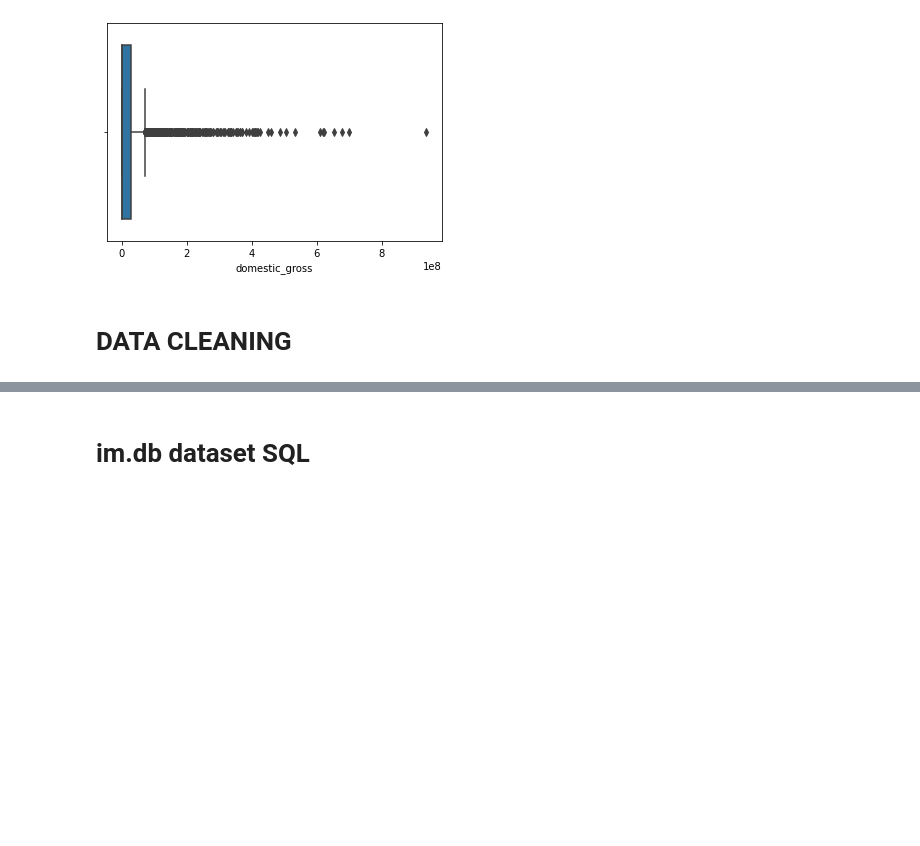
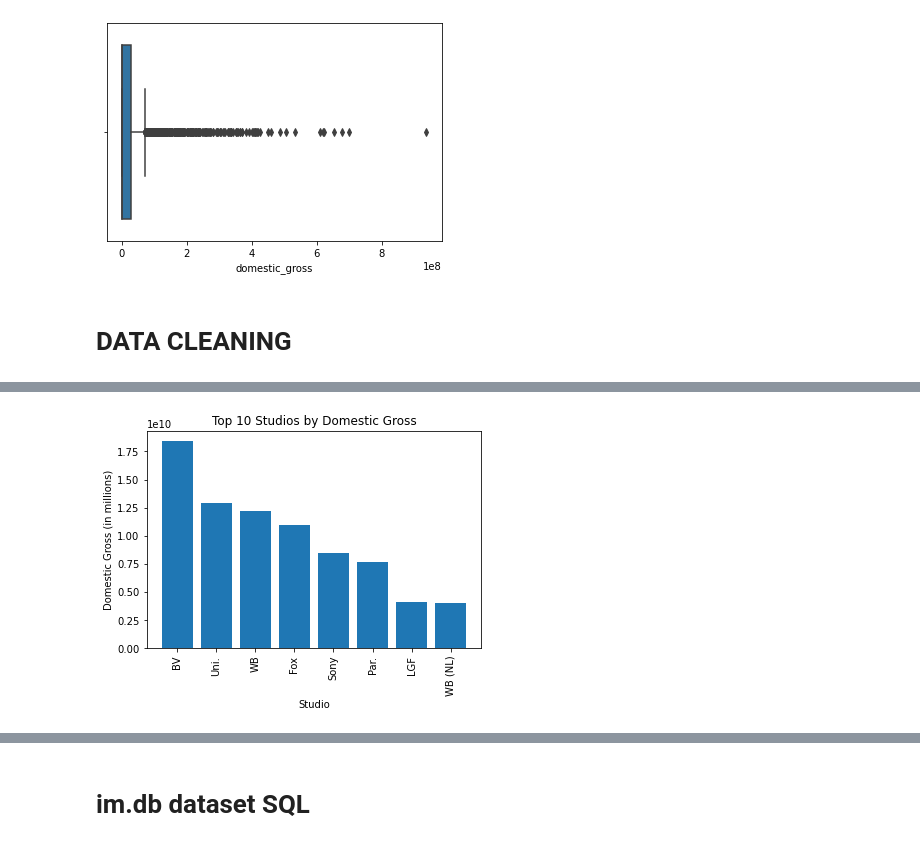
Before and after one commit to williamm243/dsc-phase-1-project-v2-4-new, a Jupyter notebook: Phase_project/student.ipynb, the cells around one changed output, grey strips where cells are left out. Cells and saved outputs as stored; diff of their text form; code cells hidden in the pictures; blank space fills up the shorter version.

Commit message:
Data cleaning

```diff
--- a/Phase_project/student.ipynb
+++ b/Phase_project/student.ipynb
@@ -140,0 +153,4 @@ project_data['studio'].fillna(project_data['studio'].mode()[0], inplace = True)
+# %%
+#we will check on the studios that are best considering the domestic gross
+best_studios = project_data.groupby('studio')['domestic_gross'].sum().sort_values(ascending=False)
+best_studios.head(20)
@@ -140,0 +175,10 @@ project_data['studio'].fillna(project_data['studio'].mode()[0], inplace = True)
+# %%
+#ploting a graph of the best selling studios that made more than two billion in domestic gorss
+plt.bar(best_studios[0:8].index, best_studios[0:8].values)
+plt.xticks(rotation=90)
+plt.xlabel('Studio')
+plt.ylabel('Domestic Gross (in millions)')
+plt.title('Top 10 Studios by Domestic Gross')
+plt.show()
+# %% [output]
+[figure, added]
```
Also changed, not shown: parts of 53 cells of this notebook.
